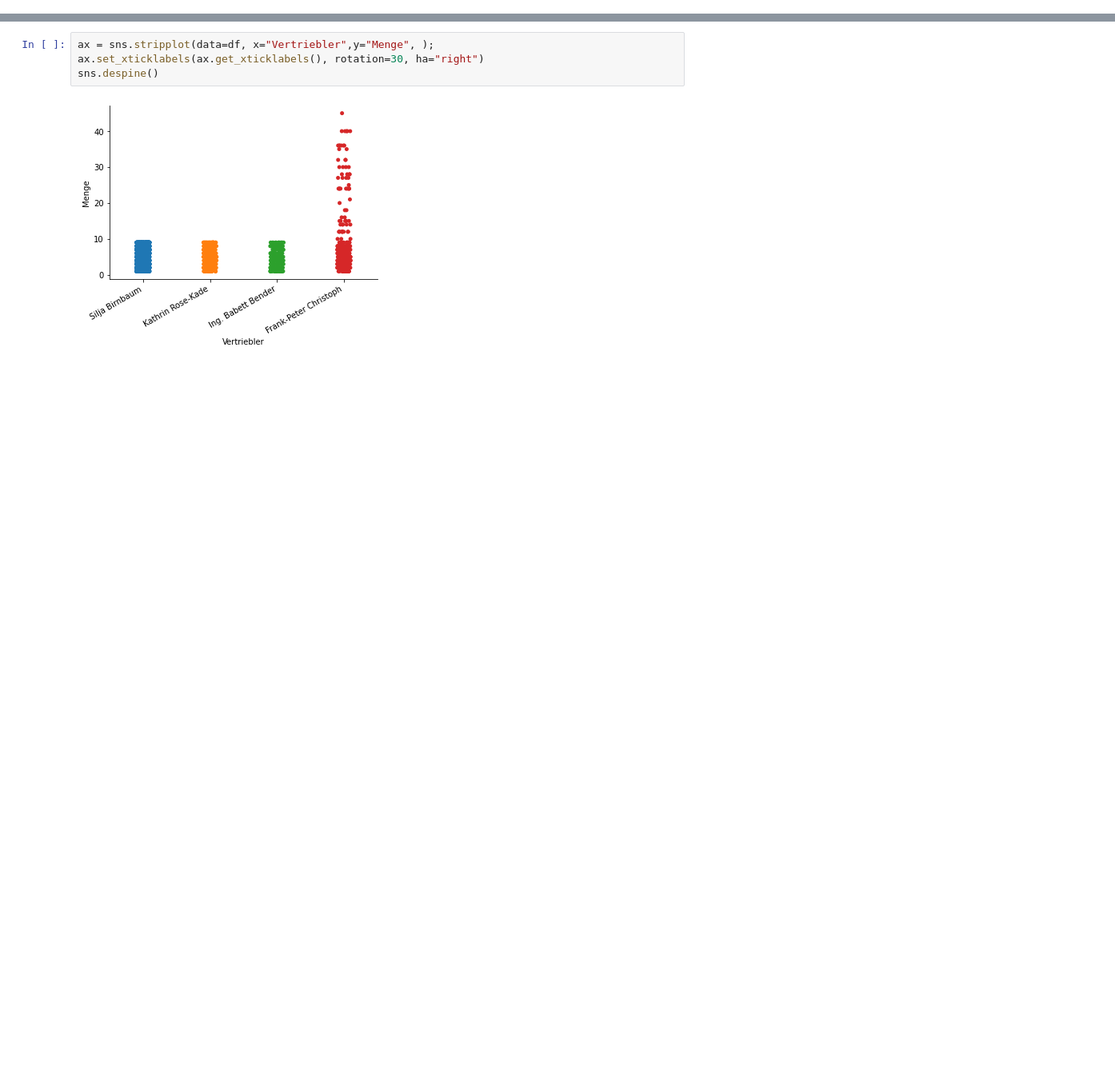
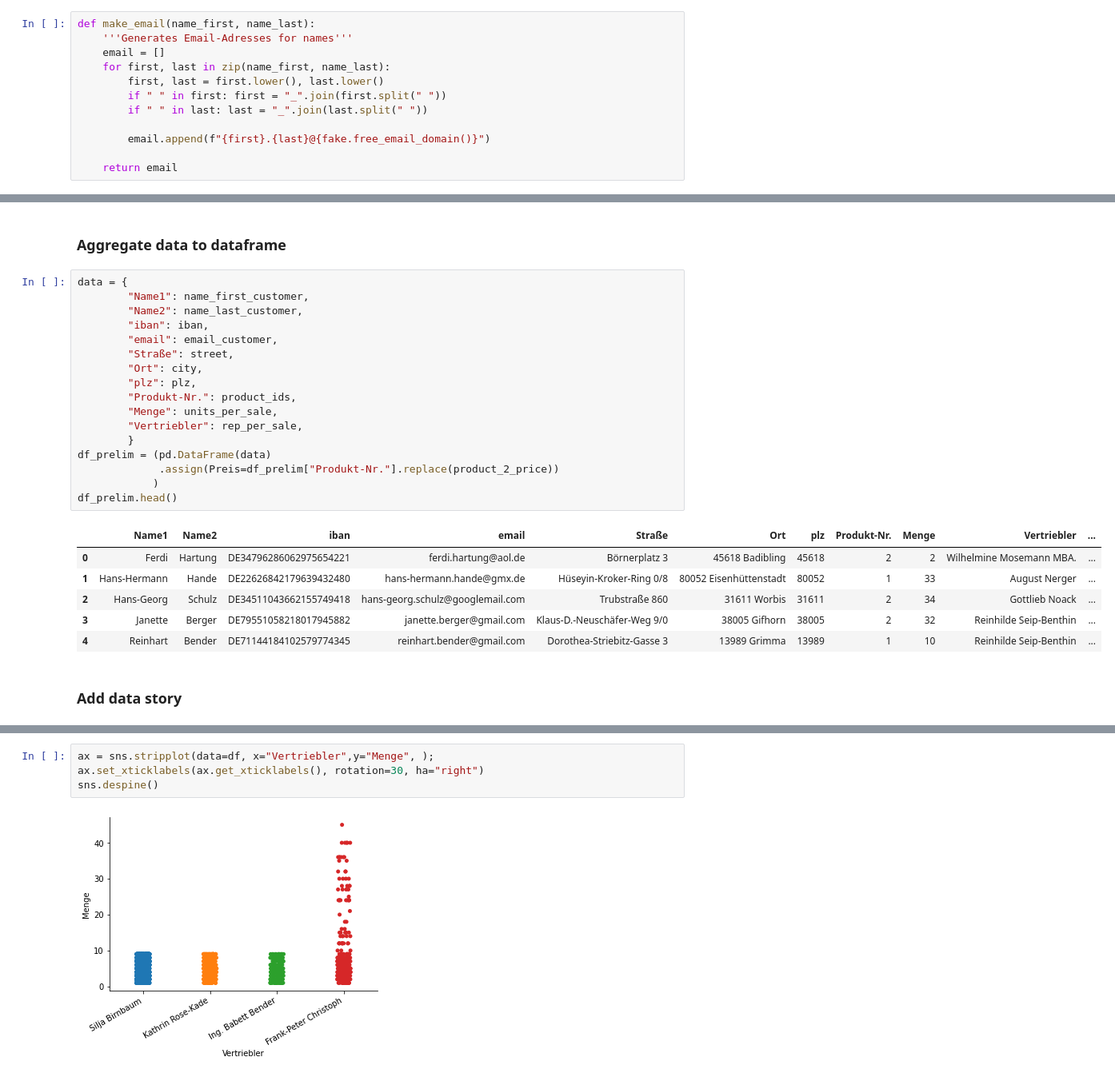
Before and after one commit to fredzett/Skript-Business-Analytics, a Jupyter notebook: sandbox.ipynb, the cells around one changed output, grey strips where cells are left out. Shown: that part at 80% size. Saved outputs shown, nothing was run; the diff lists cells and outputs as text; blank space fills up the shorter version.

```diff
--- a/sandbox.ipynb
+++ b/sandbox.ipynb
@@ -15,0 +16,12 @@ import pandas as pd
+# %%
+def make_email(name_first, name_last):
+    '''Generates Email-Adresses for names'''
+    email = []
+    for first, last in zip(name_first, name_last):
+        first, last = first.lower(), last.lower()
+        if " " in first: first = "_".join(first.split(" "))
+        if " " in last: last = "_".join(last.split(" "))
+
+        email.append(f"{first}.{last}@{fake.free_email_domain()}")
+
+    return email
@@ -15,0 +70,28 @@ import pandas as pd
+# %% [markdown]
+### Aggregate data to dataframe
+# %%
+data = {
+        "Name1": name_first_customer,
+        "Name2": name_last_customer,
+        "iban": iban,
+        "email": email_customer,
+        "Straße": street,
+        "Ort": city,
+        "plz": plz,
+        "Produkt-Nr.": product_ids,
+        "Menge": units_per_sale,
+        "Vertriebler": rep_per_sale,
+        }
+df_prelim = (pd.DataFrame(data)
+             .assign(Preis=df_prelim["Produkt-Nr."].replace(product_2_price))
+            )
+df_prelim.head()
+# %% [output]
+|  | Name1 | Name2 | iban | email | Straße | Ort | plz | Produkt-Nr. | Menge | Vertriebler | ... |
+| 0 | Ferdi | Hartung | DE34796286062975654221 | ferdi.hartung@aol.de | Börnerplatz 3 | 45618 Badibling | 45618 | 2 | 2 | Wilhelmine Mosemann MBA. | ... |
+| 1 | Hans-Hermann | Hande | DE22626842179639432480 | hans-hermann.hande@gmx.de | Hüseyin-Kroker-Ring 0/8 | 80052 Eisenhüttenstadt | 80052 | 1 | 33 | August Nerger | ... |
+| 2 | Hans-Georg | Schulz | DE34511043662155749418 | hans-georg.schulz@googlemail.com | Trubstraße 860 | 31611 Worbis | 31611 | 2 | 34 | Gottlieb Noack | ... |
+| 3 | Janette | Berger | DE79551058218017945882 | janette.berger@gmail.com | Klaus-D.-Neuschäfer-Weg 9/0 | 38005 Gifhorn | 38005 | 2 | 32 | Reinhilde Seip-Benthin | ... |
+| 4 | Reinhart | Bender | DE71144184102579774345 | reinhart.bender@gmail.com | Dorothea-Striebitz-Gasse 3 | 13989 Grimma | 13989 | 1 | 10 | Reinhilde Seip-Benthin | ... |
+# %% [markdown]
+### Add data story
```
Also changed, not shown: parts of 24 cells of this notebook, 13 other files.
